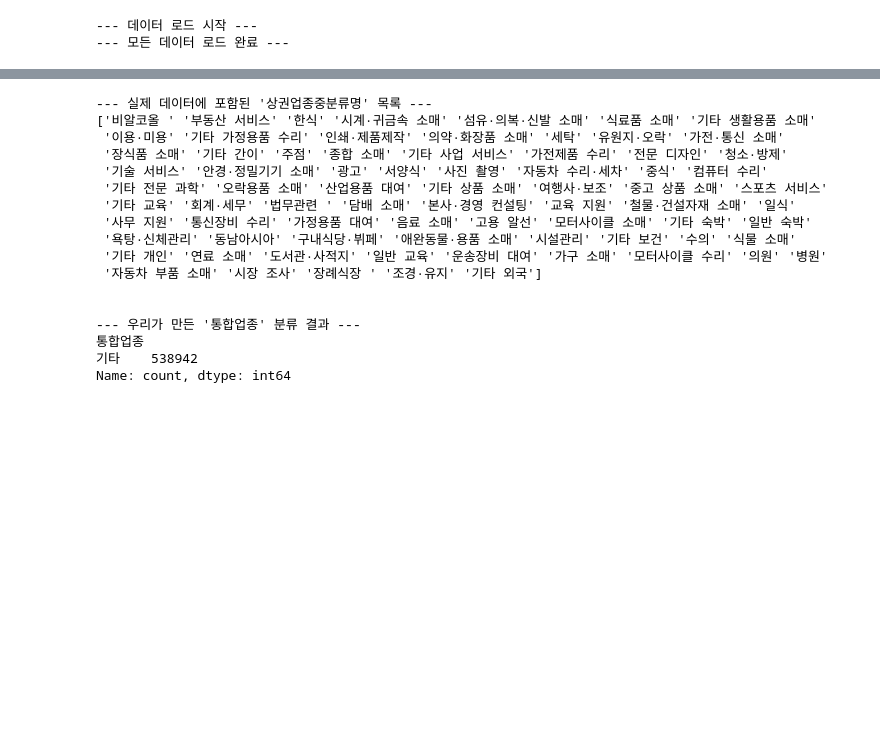
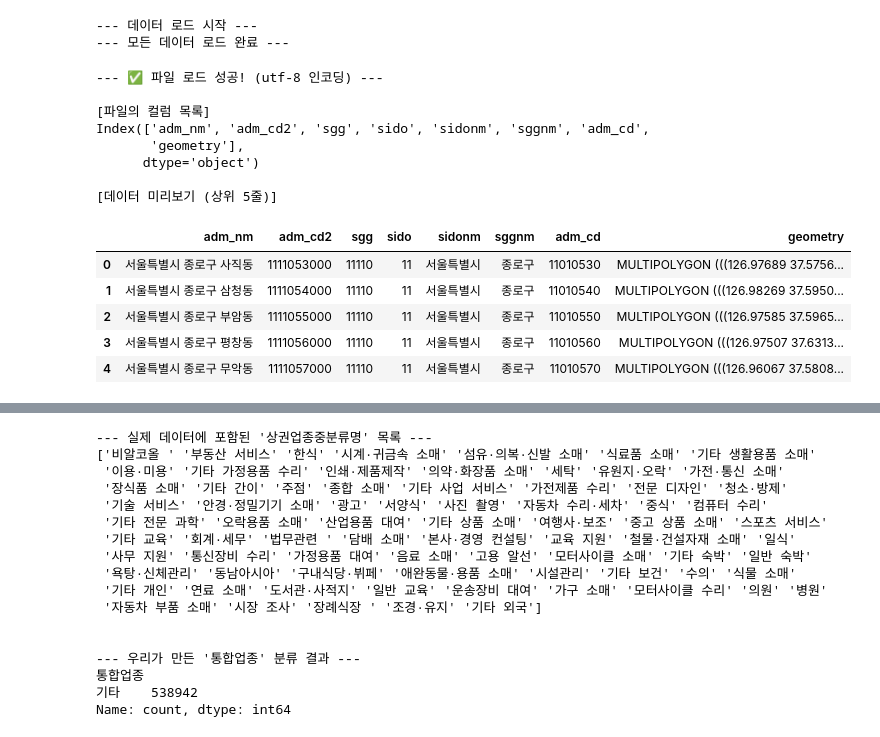
Before and after one commit to Sjoneon/Bigdata2, a Jupyter notebook: LastRealBigData.ipynb, the cells around one changed output, grey strips where cells are left out. Drawn from its saved outputs; the diff is of its cells as text; code cells hidden in the pictures; blank space fills up the shorter version.

```diff
--- a/LastRealBigData.ipynb
+++ b/LastRealBigData.ipynb
@@ -89,5 +89,52 @@ print("--- 모든 데이터 로드 완료 ---")
 # %% [output]
 --- 데이터 로드 시작 ---
 --- 모든 데이터 로드 완료 ---
+# %%
+#
+# 셀 4A (파일 탐색): 업로드한 지도 파일 내용 확인
+#
+
+# --- 사용자 설정 ---
+# 구글 드라이브에 업로드한 정확한 파일 이름을 확장자까지 입력해주세요.
+map_filename = "HangJeongDong_ver20250401.geojson"
+# -------------------
+
+try:
+    map_file_path = base_path + map_filename
+    # geopandas는 geojson, shp 등 다양한 공간 파일을 읽을 수 있습니다.
+    gdf_map = gpd.read_file(map_file_path, encoding='utf-8')
+    print("--- ✅ 파일 로드 성공! (utf-8 인코딩) ---")
+except Exception:
+    try:
+        # utf-8 실패 시, 한글이 포함된 경우를 대비해 euc-kr(cp949)로 재시도
+        gdf_map = gpd.read_file(map_file_path, encoding='euc-kr')
+        print("--- ✅ 파일 로드 성공! (euc-kr 인코딩) ---")
+    except Exception as e:
+        print(f"❌ 파일 로드에 실패했습니다: {e}")
+        print(f"‼️ 파일 이름 '{map_filename}'과 경로 '{base_path}'가 올바른지 확인해주세요.")
+        gdf_map = None
+
+if gdf_map is not None:
+    print("\n[파일의 컬럼 목록]")
+    print(gdf_map.columns)
+
+    print("\n[데이터 미리보기 (상위 5줄)]")
+    # 모든 컬럼을 보기 위해 display 함수를 사용합니다.
+    display(gdf_map.head())
+# %% [output]
+--- ✅ 파일 로드 성공! (utf-8 인코딩) ---
+
+[파일의 컬럼 목록]
+Index(['adm_nm', 'adm_cd2', 'sgg', 'sido', 'sidonm', 'sggnm', 'adm_cd',
+       'geometry'],
+      dtype='object')
+
+[데이터 미리보기 (상위 5줄)]
+|  | adm_nm | adm_cd2 | sgg | sido | sidonm | sggnm | adm_cd | geometry |
+| 0 | 서울특별시 종로구 사직동 | 1111053000 | 11110 | 11 | 서울특별시 | 종로구 | 11010530 | MULTIPOLYGON (((126.97689 37.5756... |
+| 1 | 서울특별시 종로구 삼청동 | 1111054000 | 11110 | 11 | 서울특별시 | 종로구 | 11010540 | MULTIPOLYGON (((126.98269 37.5950... |
+| 2 | 서울특별시 종로구 부암동 | 1111055000 | 11110 | 11 | 서울특별시 | 종로구 | 11010550 | MULTIPOLYGON (((126.97585 37.5965... |
+| 3 | 서울특별시 종로구 평창동 | 1111056000 | 11110 | 11 | 서울특별시 | 종로구 | 11010560 | MULTIPOLYGON (((126.97507 37.6313... |
+| 4 | 서울특별시 종로구 무악동 | 1111057000 | 11110 | 11 | 서울특별시 | 종로구 | 11010570 | MULTIPOLYGON (((126.96067 37.5808... |
 # %%
 #
```
Also changed, not shown: parts of 6 cells of this notebook.
